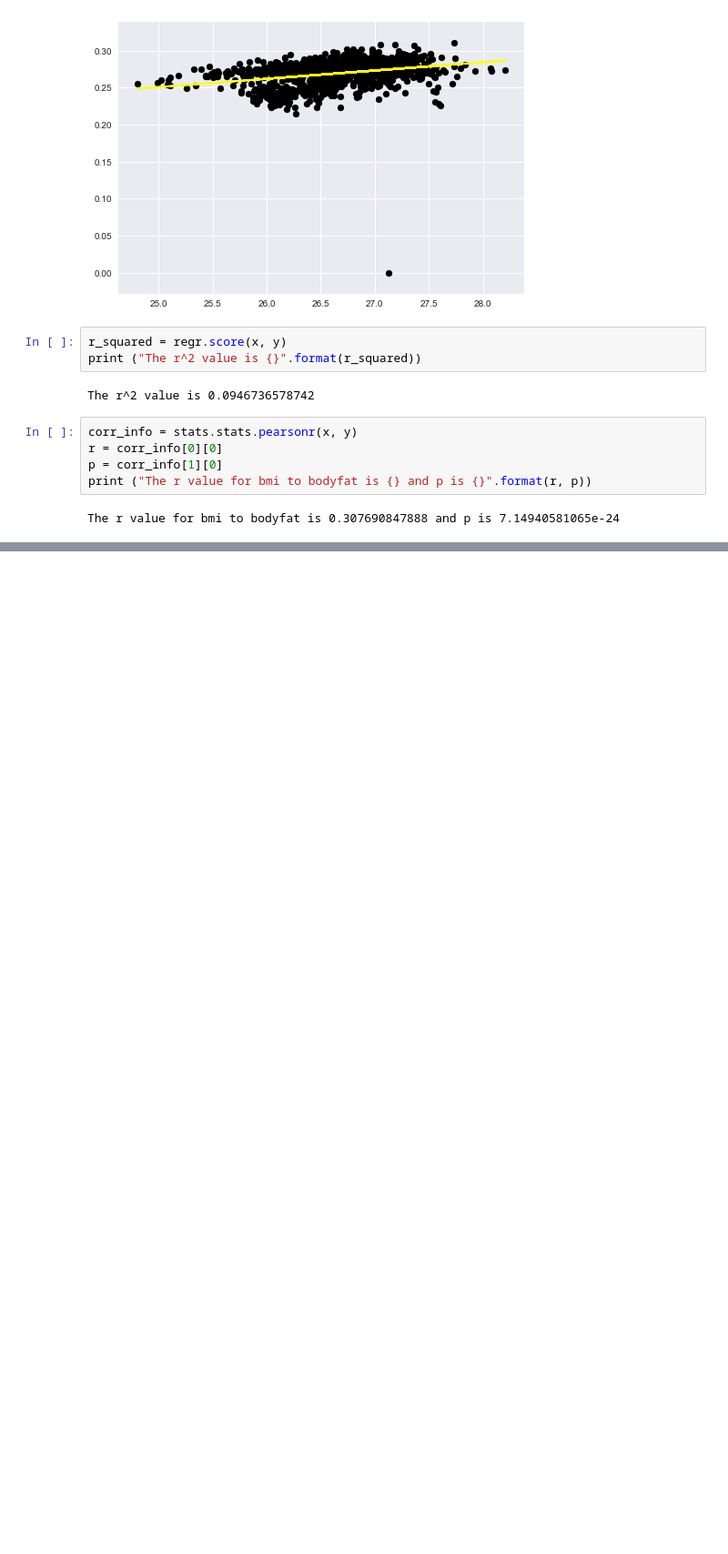
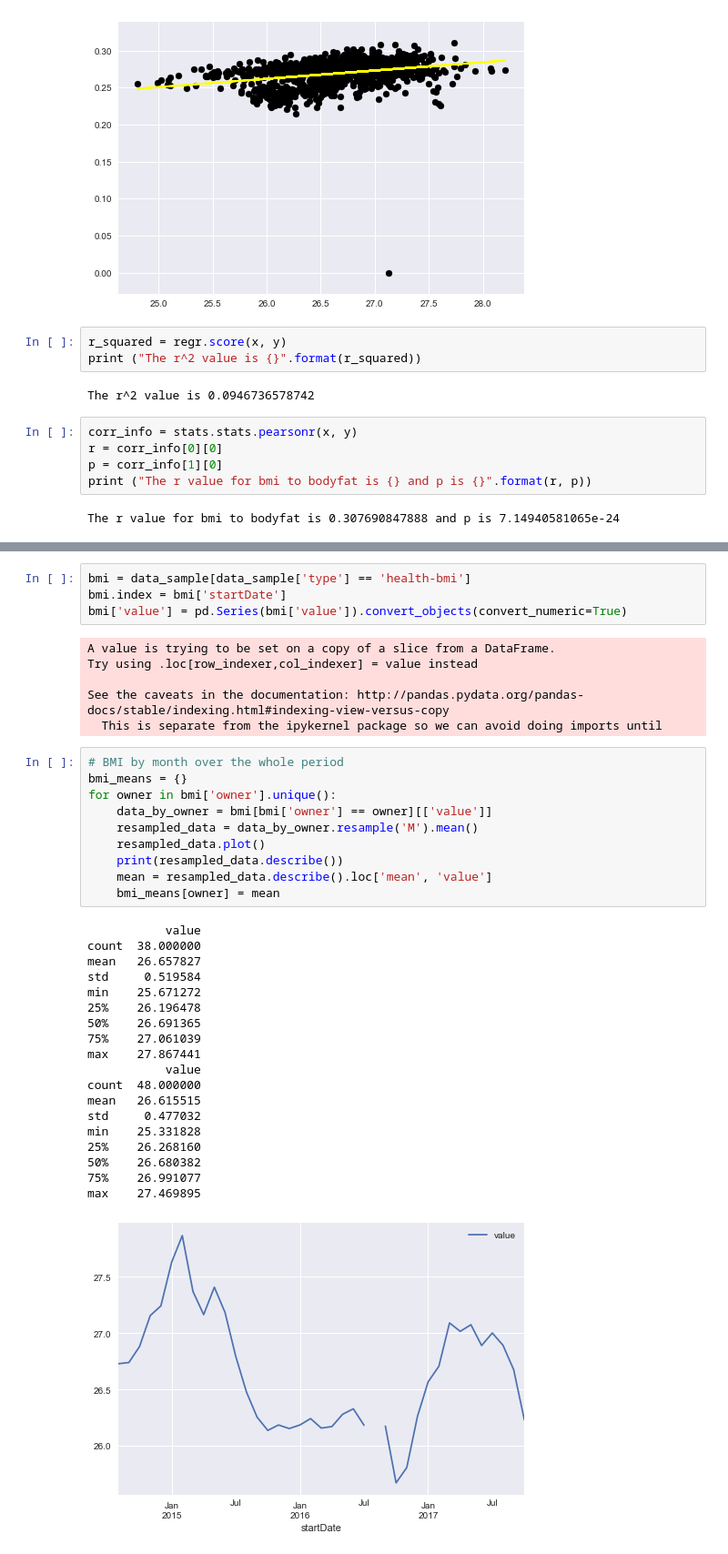
Before and after one commit to OngoDSS/Notebooks, a Jupyter notebook: sebastian_ongo.ipynb, the cells around one changed output, grey strips where cells are left out. Shown: that part at 91% size. Saved outputs shown, nothing was run; the diff lists cells and outputs as text; blank space fills up the shorter version.

```diff
--- a/sebastian_ongo.ipynb
+++ b/sebastian_ongo.ipynb
@@ -275,0 +210,40 @@ The r and p values for health-bmi and health-step-count are: r = 0.0563164419781
+# %%
+bmi = data_sample[data_sample['type'] == 'health-bmi']
+bmi.index = bmi['startDate']
+bmi['value'] = pd.Series(bmi['value']).convert_objects(convert_numeric=True)
+# %% [output]
+A value is trying to be set on a copy of a slice from a DataFrame.
+Try using .loc[row_indexer,col_indexer] = value instead
+
+See the caveats in the documentation: http://pandas.pydata.org/pandas-docs/stable/indexing.html#indexing-view-versus-copy
+  This is separate from the ipykernel package so we can avoid doing imports until
+# %%
+# BMI by month over the whole period
+bmi_means = {}
+for owner in bmi['owner'].unique():
+    data_by_owner = bmi[bmi['owner'] == owner][['value']]
+    resampled_data = data_by_owner.resample('M').mean()
+    resampled_data.plot()
+    print(resampled_data.describe())
+    mean = resampled_data.describe().loc['mean', 'value']
+    bmi_means[owner] = mean
+# %% [output]
+           value
+count  38.000000
+mean   26.657827
+std     0.519584
+min    25.671272
+25%    26.196478
+50%    26.691365
+75%    27.061039
+max    27.867441
+           value
+count  48.000000
+mean   26.615515
+std     0.477032
+min    25.331828
+25%    26.268160
+50%    26.680382
+75%    26.991077
+max    27.469895
+[figure, added]
```
Also changed, not shown: parts of 14 cells of this notebook, 1 other file.
